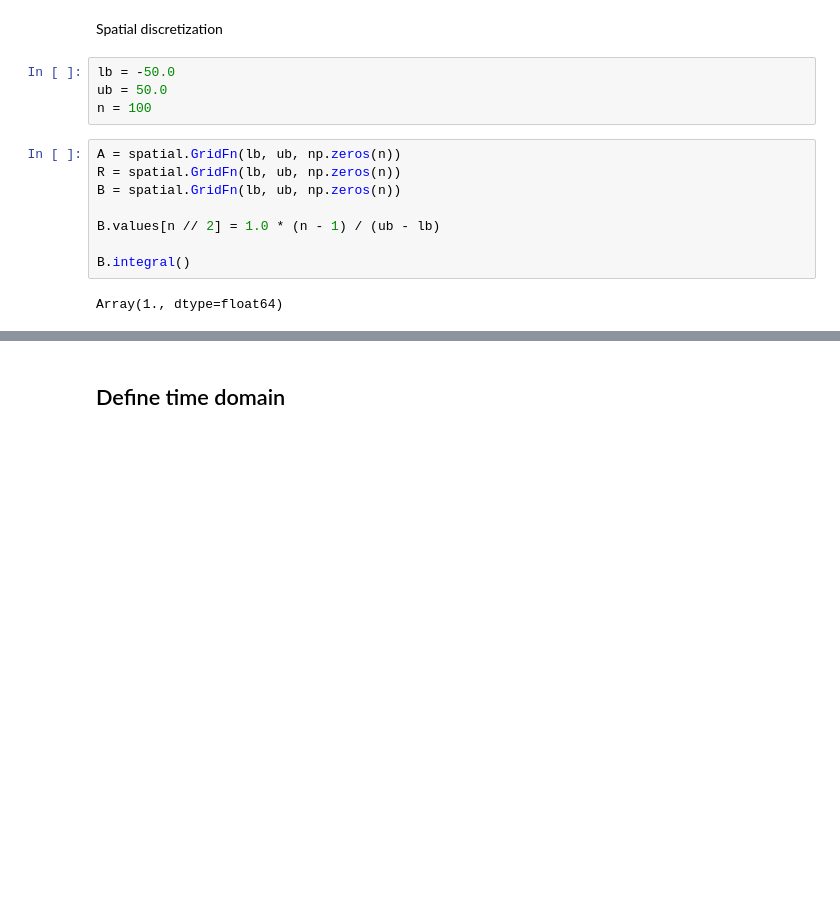
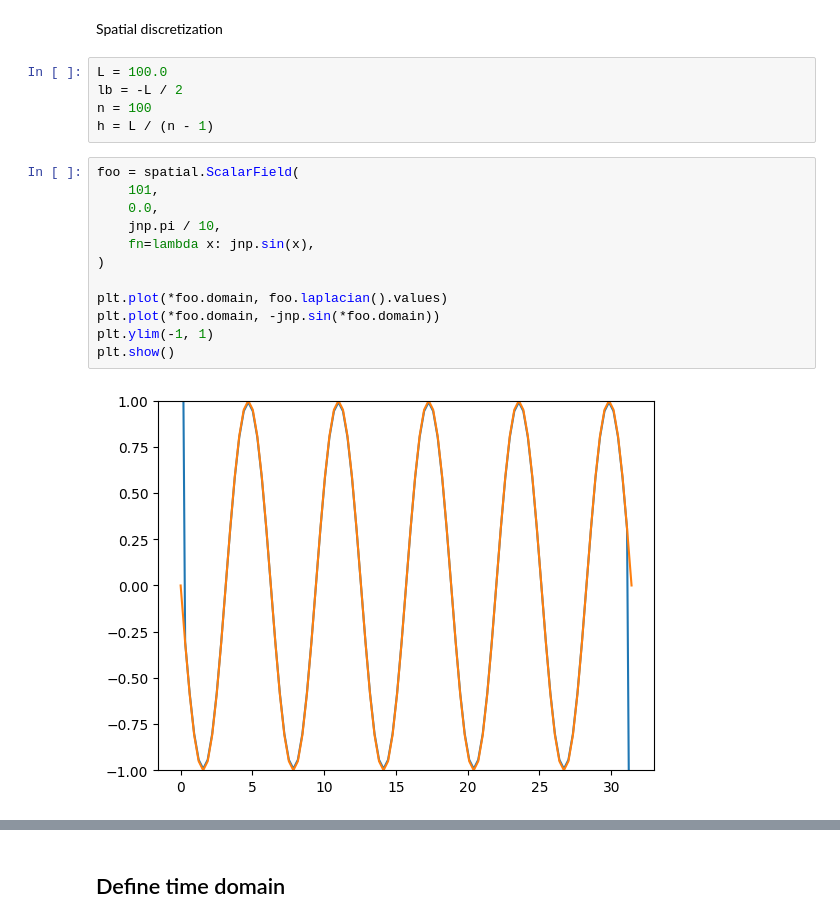
Before and after one commit to dewitt-lab/immunowave, a Jupyter notebook: notebooks/quickstart.ipynb, the cells around one changed output, grey strips where cells are left out. Cells and saved outputs as stored; diff of their text form; blank space fills up the shorter version.

Commit message:
towards generic spatial models, isotropic laplacian discretization

```diff
--- a/notebooks/quickstart.ipynb
+++ b/notebooks/quickstart.ipynb
@@ -24,17 +25,22 @@ FHNB(α=1.0, θ=0.1, η=1.0, ρ=0.0, ε=0.0, ξ=0.0, λ=0.0, μ=0.0)
 ## Initialize fields
 # %% [markdown]
 Spatial discretization
-# %%
-lb = -50.0
-ub = 50.0
-n = 100
-# %%
-A = spatial.GridFn(lb, ub, np.zeros(n))
-R = spatial.GridFn(lb, ub, np.zeros(n))
-B = spatial.GridFn(lb, ub, np.zeros(n))
-
-B.values[n // 2] = 1.0 * (n - 1) / (ub - lb)
-
-B.integral()
-# %% [output]
-Array(1., dtype=float64)
+# %%
+L = 100.0
+lb = -L / 2
+n = 100
+h = L / (n - 1)
+# %%
+foo = spatial.ScalarField(
+    101,
+    0.0,
+    jnp.pi / 10,
+    fn=lambda x: jnp.sin(x),
+)
+
+plt.plot(*foo.domain, foo.laplacian().values)
+plt.plot(*foo.domain, -jnp.sin(*foo.domain))
+plt.ylim(-1, 1)
+plt.show()
+# %% [output]
+[figure, added]
```
Also changed, not shown: parts of 10 cells of this notebook, 6 other files.
